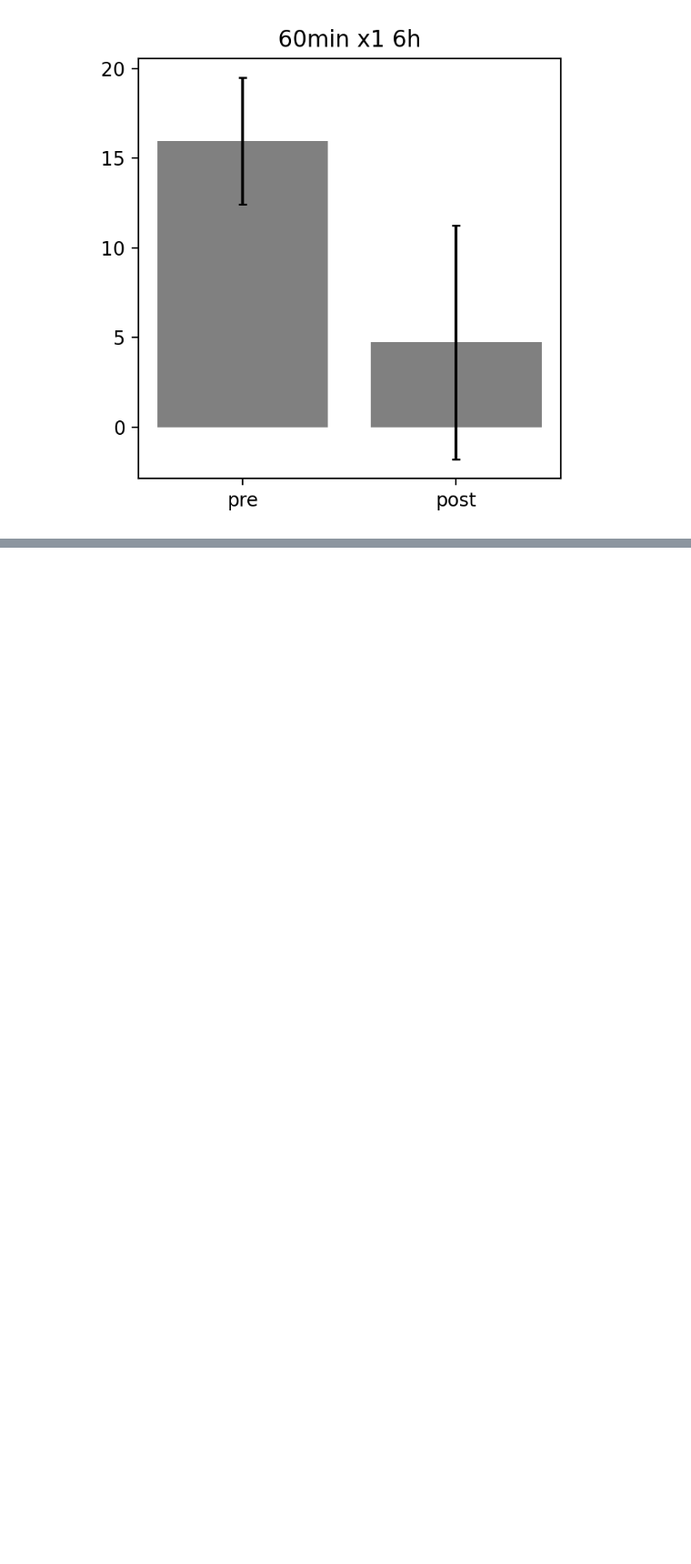
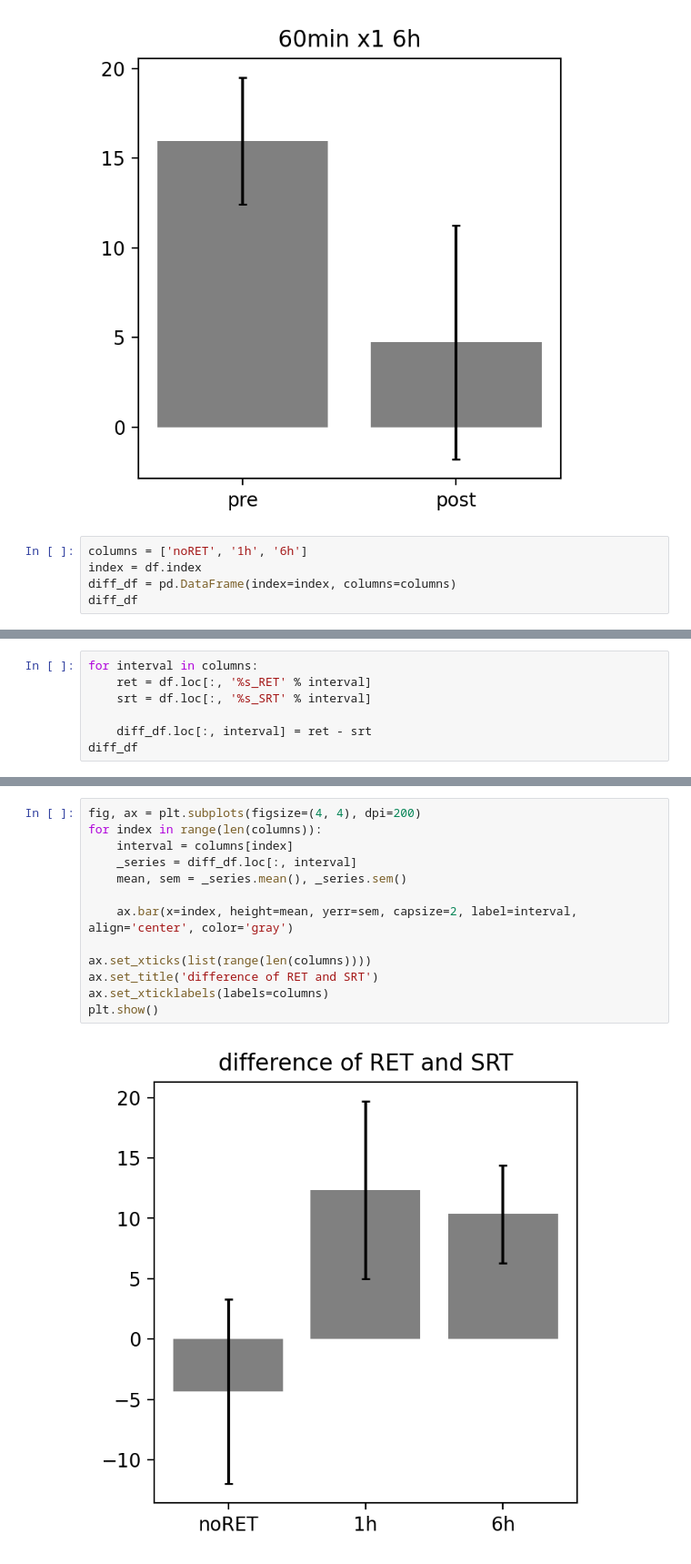
Before and after one commit to m11o/lablib-notebook, a Jupyter notebook: notebooks/fluorine/difference_for_ret_and_srt.ipynb, the cells around one changed output, grey strips where cells are left out. Shown: that part at 91% size. Drawn from its saved outputs; the diff is of its cells as text; blank space fills up the shorter version.

```diff
--- a/notebooks/fluorine/difference_for_ret_and_srt.ipynb
+++ b/notebooks/fluorine/difference_for_ret_and_srt.ipynb
@@ -83,3 +83,8 @@ ax.set_xticklabels(labels=labels)
 plt.show()
 # %% [output]
 [figure]
+# %%
+columns = ['noRET', '1h', '6h']
+index = df.index
+diff_df = pd.DataFrame(index=index, columns=columns)
+diff_df
@@ -85,0 +102,7 @@ plt.show()
+# %%
+for interval in columns:
+    ret = df.loc[:, '%s_RET' % interval]
+    srt = df.loc[:, '%s_SRT' % interval]
+
+    diff_df.loc[:, interval] = ret - srt
+diff_df
@@ -85,0 +120,15 @@ plt.show()
+# %%
+fig, ax = plt.subplots(figsize=(4, 4), dpi=200)
+for index in range(len(columns)):
+    interval = columns[index]
+    _series = diff_df.loc[:, interval]
+    mean, sem = _series.mean(), _series.sem()
+
+    ax.bar(x=index, height=mean, yerr=sem, capsize=2, label=interval, align='center', color='gray')
+
+ax.set_xticks(list(range(len(columns))))
+ax.set_title('difference of RET and SRT')
+ax.set_xticklabels(labels=columns)
+plt.show()
+# %% [output]
+[figure, added]
```
Also changed, not shown: parts of 3 cells of this notebook, 2 other files.
